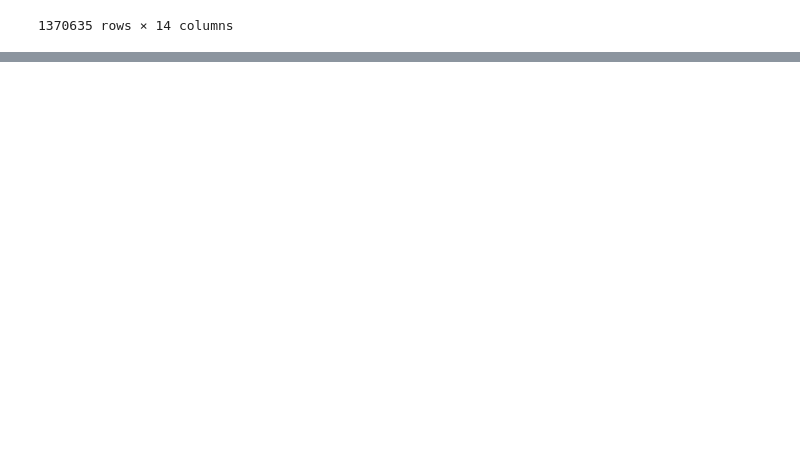
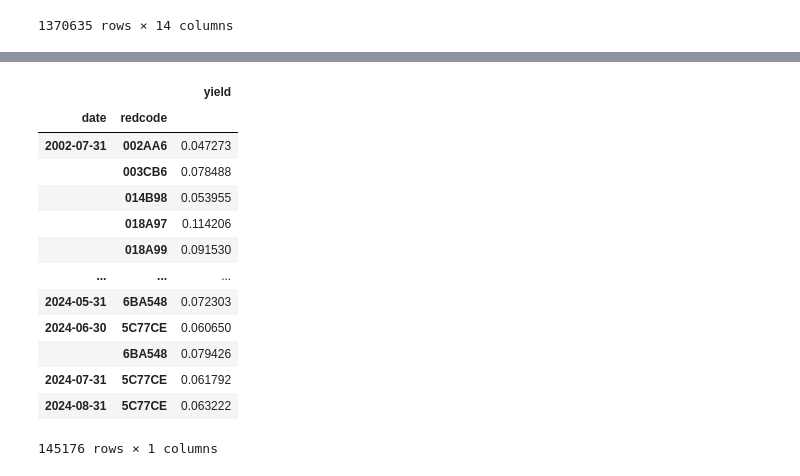
Before and after one commit to zixiaowang123/full_stack_project, a Jupyter notebook: src/test.ipynb, the cells around one changed output, grey strips where cells are left out. Drawn from its saved outputs; the diff is of its cells as text; code cells hidden in the pictures; blank space fills up the shorter version.

```diff
--- a/src/test.ipynb
+++ b/src/test.ipynb
@@ -72,0 +114,17 @@ wbonds
+# %%
+bond_spread_df
+# %% [output]
+|  |  | yield |
+| date | redcode |  |
+| 2002-07-31 | 002AA6 | 0.047273 |
+|  | 003CB6 | 0.078488 |
+|  | 014B98 | 0.053955 |
+|  | 018A97 | 0.114206 |
+|  | 018A99 | 0.091530 |
+| ... | ... | ... |
+| 2024-05-31 | 6BA548 | 0.072303 |
+| 2024-06-30 | 5C77CE | 0.060650 |
+|  | 6BA548 | 0.079426 |
+| 2024-07-31 | 5C77CE | 0.061792 |
+| 2024-08-31 | 5C77CE | 0.063222 |
+145176 rows × 1 columns
```
Also changed, not shown: parts of 10 cells of this notebook.
